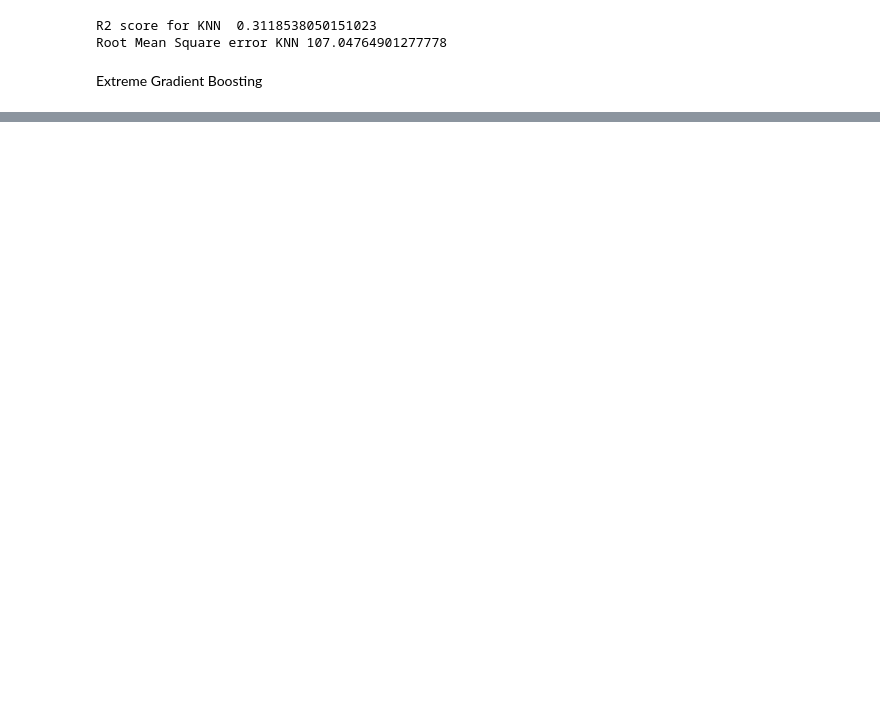
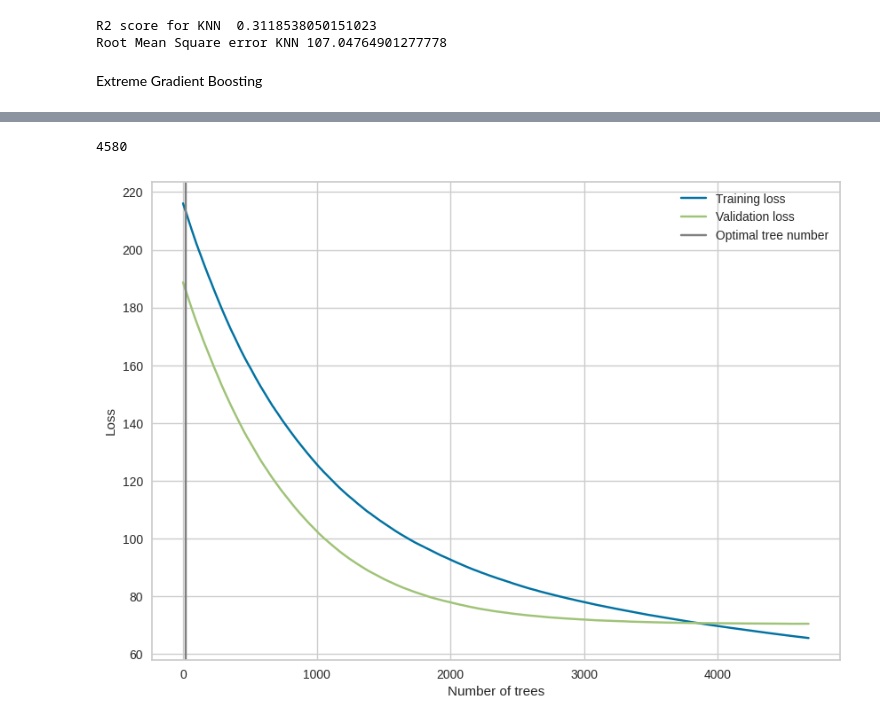
Before and after one commit to shipleydm/IS8036_PROJECT, a Jupyter notebook: IS8036.ipynb, the cells around one changed output, grey strips where cells are left out. Cells and saved outputs as stored; diff of their text form; code cells hidden in the pictures; blank space fills up the shorter version.

```diff
--- a/IS8036.ipynb
+++ b/IS8036.ipynb
@@ -648,0 +890,15 @@ Extreme Gradient Boosting
+# %%
+results = xgb2.evals_result()
+
+plt.figure(figsize=(10,7))
+plt.plot(results["validation_0"]["rmse"], label="Training loss")
+plt.plot(results["validation_1"]["rmse"], label="Validation loss")
+plt.axvline(21, color="gray", label="Optimal tree number")
+plt.xlabel("Number of trees")
+plt.ylabel("Loss")
+plt.legend()
+
+print(xgb2.best_ntree_limit)
+# %% [output]
+4580
+[figure, added]
```
Also changed, not shown: parts of 15 cells of this notebook.
